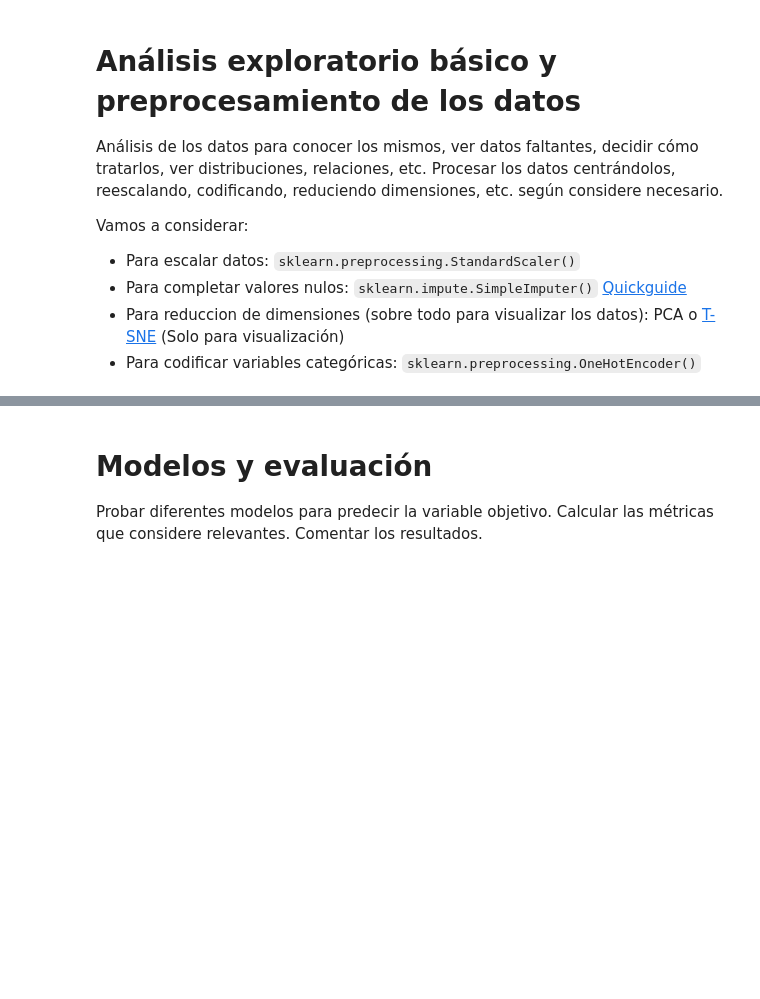
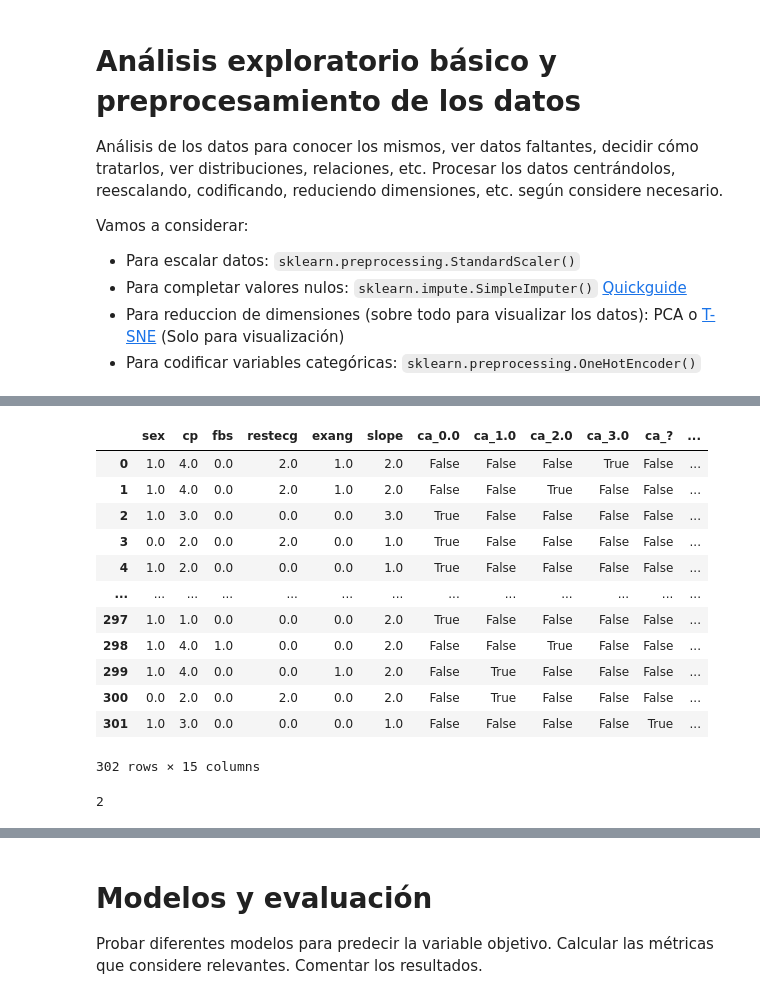
Before and after one commit to FIUBA-Posgrado-Inteligencia-Artificial/intro_ia, a Jupyter notebook: tp_integrador_enunciado/tpi_parte4.ipynb, the cells around one changed output, grey strips where cells are left out. Drawn from its saved outputs; the diff is of its cells as text; code cells hidden in the pictures; blank space fills up the shorter version.

````diff
--- a/tp_integrador_enunciado/tpi_parte4.ipynb
+++ b/tp_integrador_enunciado/tpi_parte4.ipynb
@@ -37,3 +47,5 @@ my_data = pd.read_csv('./data/nasa_orings/o-ring-erosion-or-blowby.data',
                        names = my_cols
                     )
 ```
+# %%
+DATASET_PATH = "./data/heart_disease/"
@@ -50,0 +126,22 @@ Vamos a considerar:
+# %%
+pd.get_dummies(my_data[categorical_features])
+# %% [output]
+|  | sex | cp | fbs | restecg | exang | slope | ca_0.0 | ca_1.0 | ca_2.0 | ca_3.0 | ca_? | ... |
+| 0 | 1.0 | 4.0 | 0.0 | 2.0 | 1.0 | 2.0 | False | False | False | True | False | ... |
+| 1 | 1.0 | 4.0 | 0.0 | 2.0 | 1.0 | 2.0 | False | False | True | False | False | ... |
+| 2 | 1.0 | 3.0 | 0.0 | 0.0 | 0.0 | 3.0 | True | False | False | False | False | ... |
+| 3 | 0.0 | 2.0 | 0.0 | 2.0 | 0.0 | 1.0 | True | False | False | False | False | ... |
+| 4 | 1.0 | 2.0 | 0.0 | 0.0 | 0.0 | 1.0 | True | False | False | False | False | ... |
+| ... | ... | ... | ... | ... | ... | ... | ... | ... | ... | ... | ... | ... |
+| 297 | 1.0 | 1.0 | 0.0 | 0.0 | 0.0 | 2.0 | True | False | False | False | False | ... |
+| 298 | 1.0 | 4.0 | 1.0 | 0.0 | 0.0 | 2.0 | False | False | True | False | False | ... |
+| 299 | 1.0 | 4.0 | 0.0 | 0.0 | 1.0 | 2.0 | False | True | False | False | False | ... |
+| 300 | 0.0 | 2.0 | 0.0 | 2.0 | 0.0 | 2.0 | False | True | False | False | False | ... |
+| 301 | 1.0 | 3.0 | 0.0 | 0.0 | 0.0 | 1.0 | False | False | False | False | True | ... |
+302 rows × 15 columns
+# %%
+pca = PCA(n_components=0.9).fit(my_data[numerical_features])
+
+pca.n_components_
+# %% [output]
+2
````
Also changed, not shown: parts of 14 cells of this notebook, 4 other files.
